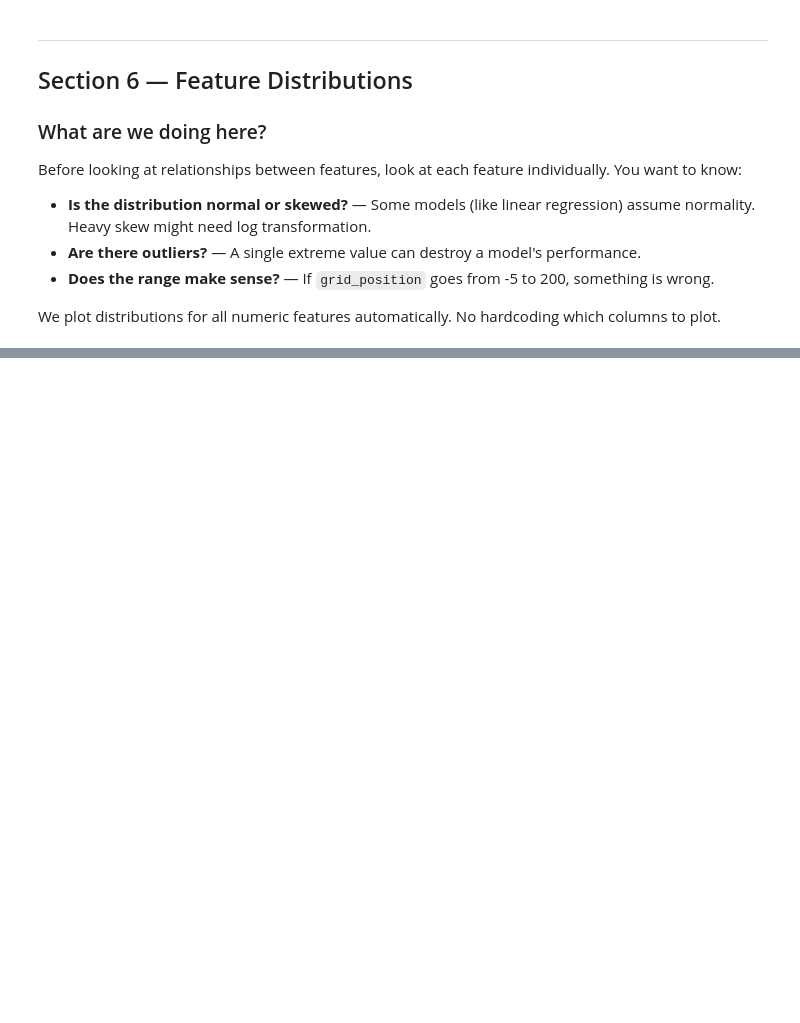
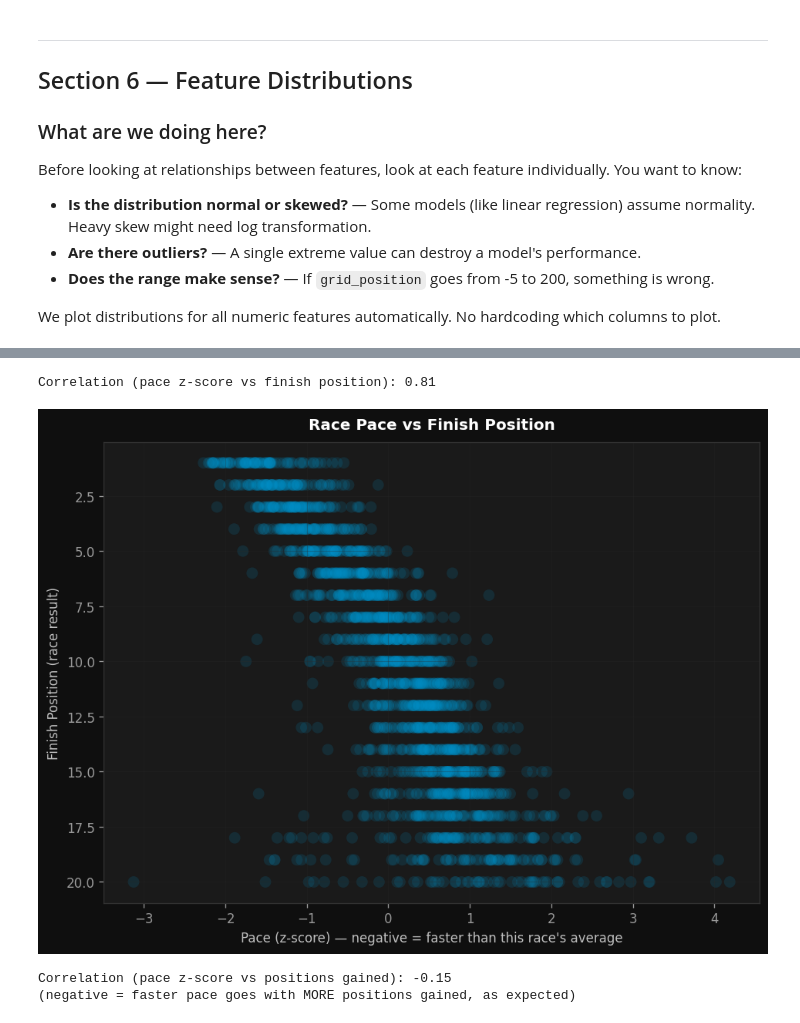
Before and after one commit to JoharR1zvi/F1-race-predictor, a Jupyter notebook: notebooks/02_Exploratory_Data_Analysis.ipynb, the cells around one changed output, grey strips where cells are left out. Cells and saved outputs as stored; diff of their text form; code cells hidden in the pictures; blank space fills up the shorter version.

```diff
--- a/notebooks/02_Exploratory_Data_Analysis.ipynb
+++ b/notebooks/02_Exploratory_Data_Analysis.ipynb
@@ -858,0 +1105,26 @@ Highly skewed features (|skew| > 1.5) — consider log transform in feature engi
+# %%
+# ── Normalise lap time within each race ──────────────
+# Why: Monaco laps take ~76s, Monza laps take ~80s+ — comparing raw
+# lap times across different circuits tells us nothing about who
+# actually drove well. Instead we ask: compared to everyone else in
+# THIS SAME race, was this driver faster or slower than average?
+# That "how many steps from the average" number is a z-score, and
+# it's fair to compare across every circuit because it's relative,
+# not absolute.
+
+def zscore(series):
+    """Turn a column of numbers into 'how many steps from the average'."""
+    return (series - series.mean()) / series.std()
+
+df_clean['lap_time_z'] = (
+    df_clean.groupby(['year', 'round'])['avg_lap_time']
+             .transform(zscore)
+)
+
+print('Fastest drivers relative to their own race (most negative z-score):')
+print(
+    df_clean[['race_name', 'driver_name', 'avg_lap_time', 'lap_time_z', 'finish_position']]
+        .sort_values('lap_time_z')
+        .head(5)
+        .to_string(index=False)
+)
@@ -858,0 +1139,47 @@ Highly skewed features (|skew| > 1.5) — consider log transform in feature engi
+# %%
+# ── Does pace correlate with finishing well? ────────────
+# Why: lap_time_z is negative for fast drivers, positive for slow
+# ones. finish_position is small (1) for good results, large (20)
+# for bad ones. So if pace matters, we EXPECT a positive correlation:
+# slower pace (bigger z) goes with a worse (bigger) finish number.
+
+pace_corr = df_clean['lap_time_z'].corr(df_clean['finish_position'])
+print(f'Correlation (pace z-score vs finish position): {pace_corr:.2f}')
+# %% [output]
+Correlation (pace z-score vs finish position): 0.81
+# %%
+# ── Pace vs Finish scatter ──────────────────────
+fig, ax = plt.subplots(figsize=(8, 6))
+
+ax.scatter(
+    df_clean['lap_time_z'], df_clean['finish_position'],
+    color=STYLE['blue'], alpha=0.15, s=80, edgecolor='none'
+)
+
+ax.set_xlabel("Pace (z-score) — negative = faster than this race's average")
+ax.set_ylabel('Finish Position (race result)')
+ax.set_title('Race Pace vs Finish Position')
+ax.invert_yaxis()  # position 1 (best) at the top, same convention as Section 7
+ax.grid(True, alpha=0.3)
+
+plt.tight_layout()
+plt.savefig(f'{PATHS["plots"]}eda_07_pace_vs_finish.png', dpi=130, bbox_inches='tight',
+            facecolor=STYLE['bg_dark'])
+plt.show()
+# %% [output]
+[figure, added]
+# %%
+# ── Does pace still matter once we ignore where they started? ─
+# Why: Section 7 already showed grid_position alone predicts finish
+# position strongly. If we only checked pace vs finish_position, a
+# fast car that ALSO started on pole would make pace look powerful
+# for the wrong reason. positions_gained (grid_position - finish_position)
+# strips out the starting position, so this checks: does pace explain
+# movement DURING the race, not just a head start.
+
+gained_corr = df_clean['lap_time_z'].corr(df_clean['positions_gained'])
+print(f'Correlation (pace z-score vs positions gained): {gained_corr:.2f}')
+print('(negative = faster pace goes with MORE positions gained, as expected)')
+# %% [output]
+Correlation (pace z-score vs positions gained): -0.15
+(negative = faster pace goes with MORE positions gained, as expected)
```
Also changed, not shown: parts of 69 cells of this notebook, 40 other files.
